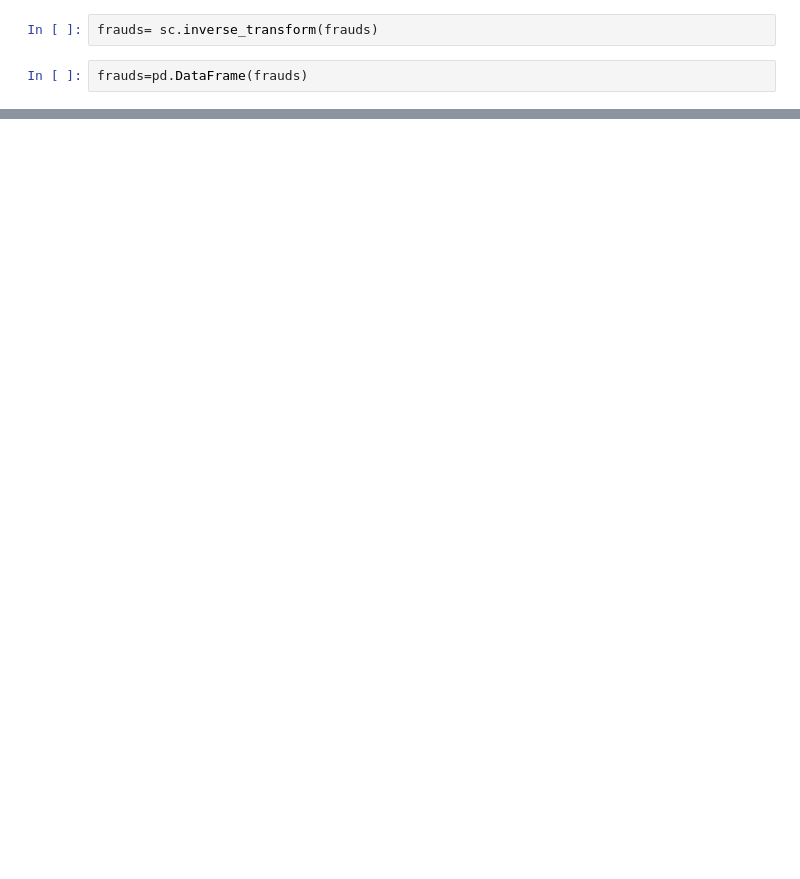
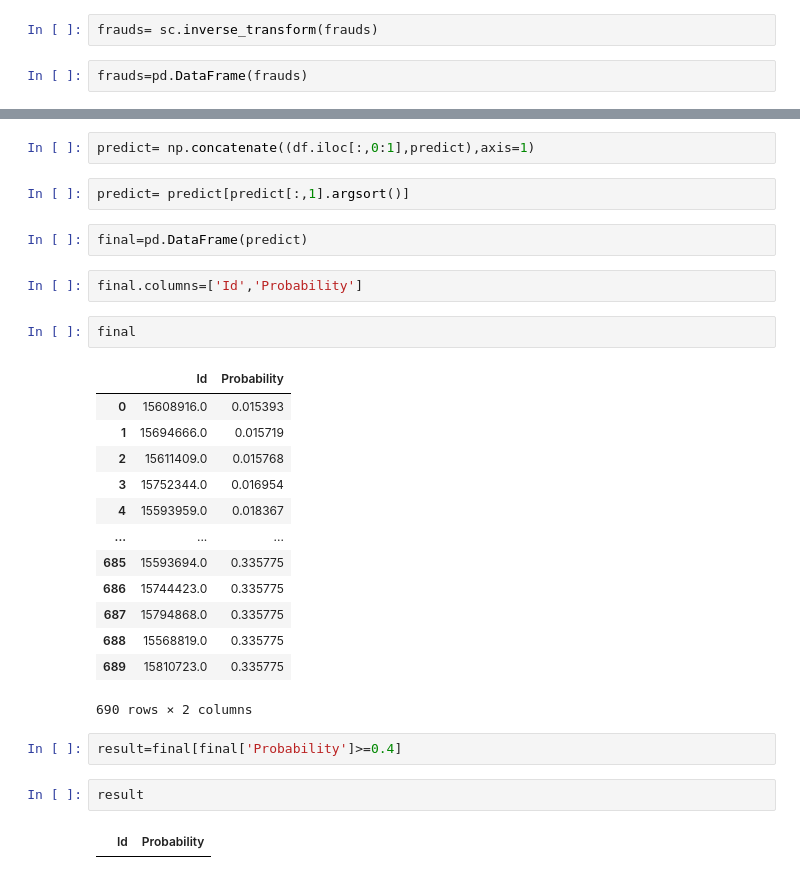
Before and after one commit to Raaghul32/TensorFlow, a Jupyter notebook: SOM.ipynb, the cells around one changed output, grey strips where cells are left out. Drawn from its saved outputs; the diff is of its cells as text; blank space fills up the shorter version.

```diff
--- a/SOM.ipynb
+++ b/SOM.ipynb
@@ -88,0 +227,30 @@ frauds.shape
+# %%
+predict= np.concatenate((df.iloc[:,0:1],predict),axis=1)
+# %%
+predict= predict[predict[:,1].argsort()]
+# %%
+final=pd.DataFrame(predict)
+# %%
+final.columns=['Id','Probability']
+# %%
+final
+# %% [output]
+|  | Id | Probability |
+| 0 | 15608916.0 | 0.015393 |
+| 1 | 15694666.0 | 0.015719 |
+| 2 | 15611409.0 | 0.015768 |
+| 3 | 15752344.0 | 0.016954 |
+| 4 | 15593959.0 | 0.018367 |
+| ... | ... | ... |
+| 685 | 15593694.0 | 0.335775 |
+| 686 | 15744423.0 | 0.335775 |
+| 687 | 15794868.0 | 0.335775 |
+| 688 | 15568819.0 | 0.335775 |
+| 689 | 15810723.0 | 0.335775 |
+690 rows × 2 columns
+# %%
+result=final[final['Probability']>=0.4]
+# %%
+result
+# %% [output]
+|  | Id | Probability |
```
Also changed, not shown: parts of 23 cells of this notebook.
